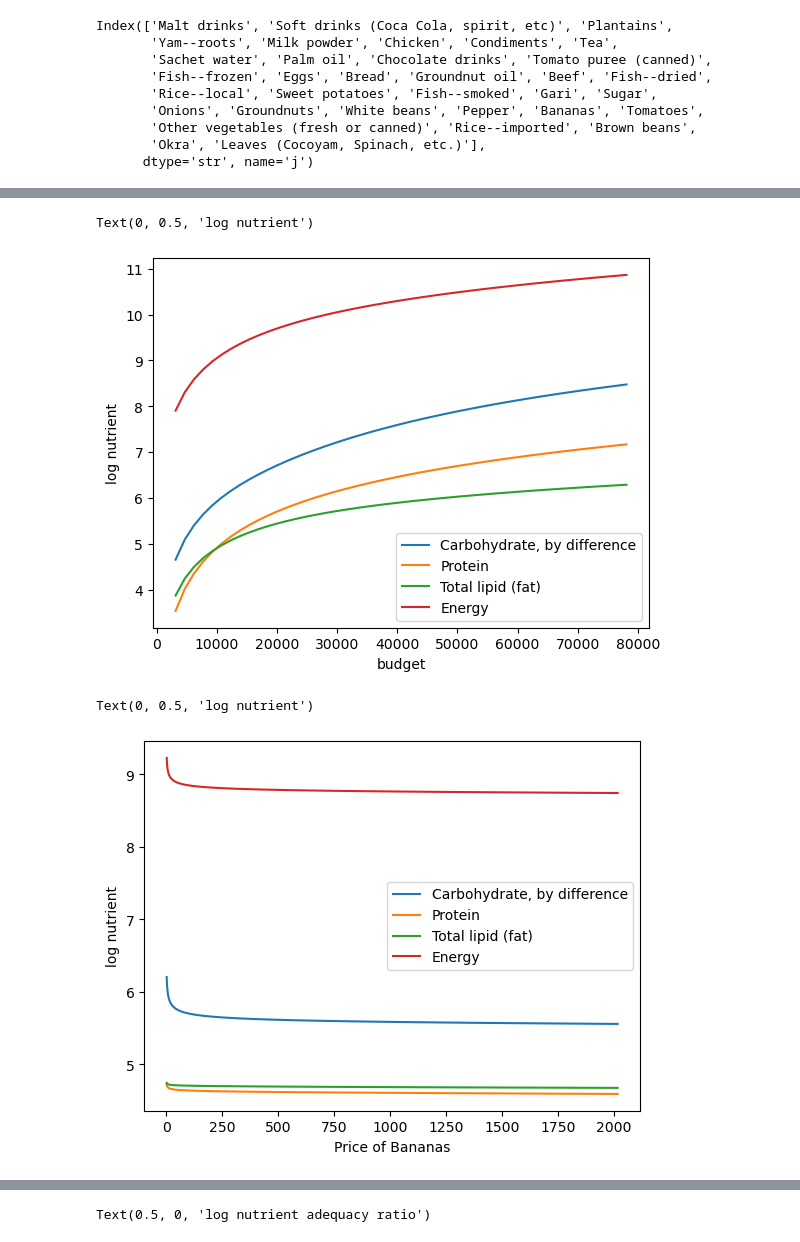
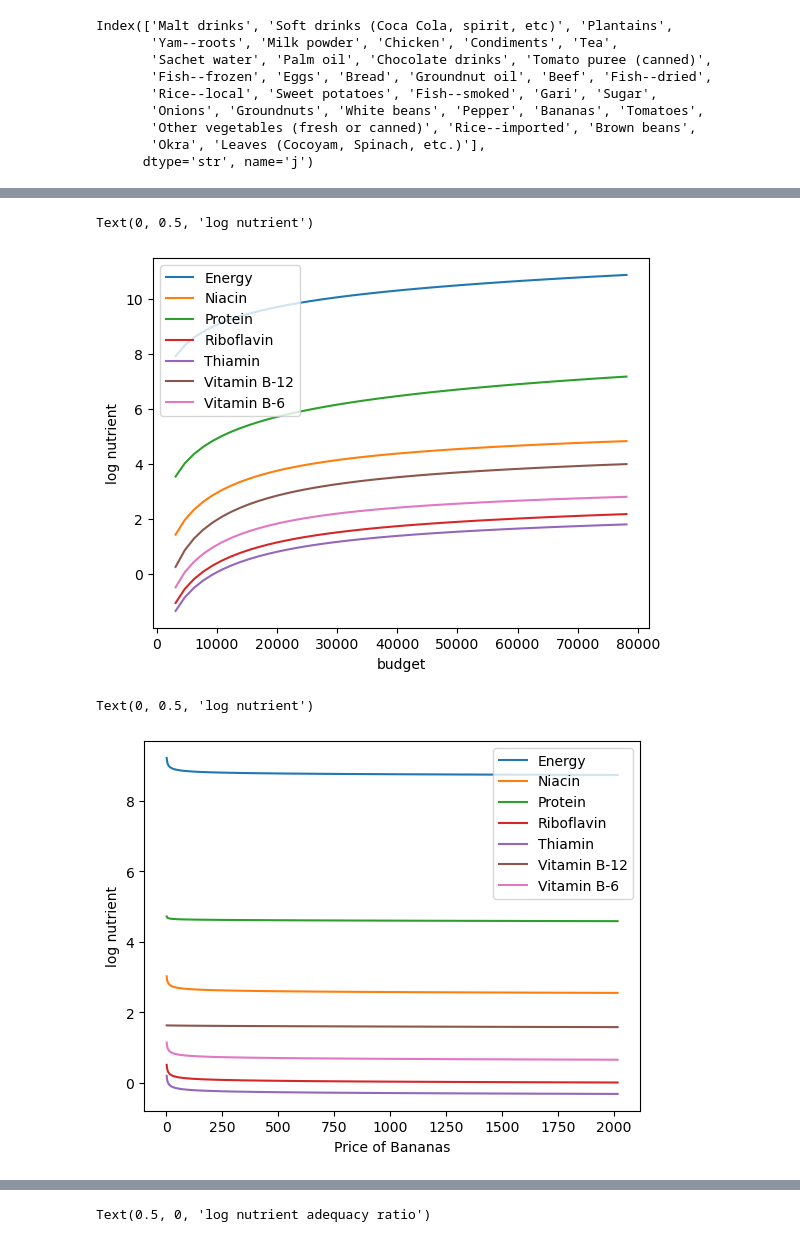
Before and after one commit to marcaina16/EEP-153---Project-4, a Jupyter notebook: notebook/Nutrition_System.ipynb, the cells around one changed output, grey strips where cells are left out. Saved outputs shown, nothing was run; the diff lists cells and outputs as text; code cells hidden in the pictures.

```diff
--- a/notebook/Nutrition_System.ipynb
+++ b/notebook/Nutrition_System.ipynb
@@ -45,7 +44,7 @@ def prepare_data(NG_URL, FE_Sheet, household_sheet="Household Characteristics"):
     # Data comes in long format; pivot to wide (one column per food)
     x = x.pivot_table(index=['i','t','m'],columns='j',values='Expenditure',
                    aggfunc='sum')
-    x = x.replace(0,np.nan) # Replace zeros with missing
+    x = x.replace(0.0001,np.nan) # Replace zeros with missing
 
     y = x
 
@@ -81,7 +80,7 @@ FCT = FCT.set_index('j')
 
 FCT = FCT.apply(lambda x: pd.to_numeric(x,errors='coerce'))
 
-FCT = FCT.fillna(0)
+FCT = FCT.fillna(0.001)
 # %%
 RDI = pd.read_csv('../data/NigerianRDI.csv')
 
@@ -254,8 +231,9 @@ N  #NB: Uganda quantities are for previous 7 days
 # %%
 def nutrient_demand(x,p,r=result,fct=FCT):
     c = result.demands(x,p)
-    fct0,c0 = FCT.align(c,axis=0,join='inner')
+    fct0,c0 = fct.align(c,axis=0,join='inner')
     N = fct0.T@c0
+
 
     # Drop duplicate nutrient rows (keeps first).  If your FCT has
     # duplicates this silently discards data; worth checking with
@@ -266,17 +244,16 @@ def nutrient_demand(x,p,r=result,fct=FCT):
 # %%
 X = np.linspace(xref/5,xref*5,50)
 
-UseNutrients = ['Carbohydrate, by difference', 'Protein',
-       'Total lipid (fat)', 'Energy']
+UseNutrients = ['Energy', 'Niacin', 'Protein', 'Riboflavin', 'Thiamin', 'Vitamin B-12', 'Vitamin B-6']
 
 df = pd.concat({myx:np.log(nutrient_demand(myx,pbar))[UseNutrients] for myx in X},axis=1).T
 ax = df.plot()
 
 ax.set_xlabel('budget')
 ax.set_ylabel('log nutrient')
 # %% [output]
 Text(0, 0.5, 'log nutrient')
-[figure, old version]
+[figure, new version]
 # %%
 def ceteris_paribus_price(j,p0,p=pbar):
     """
@@ -299,7 +276,7 @@ ax.set_xlabel(f'Price of {USE_GOOD}')
 ax.set_ylabel('log nutrient')
 # %% [output]
 Text(0, 0.5, 'log nutrient')
-[figure, old version]
+[figure, new version]
 # %%
 # In first round, averaged over households and villages
 mapping = {
```
Also changed, not shown: parts of 7 cells of this notebook.
